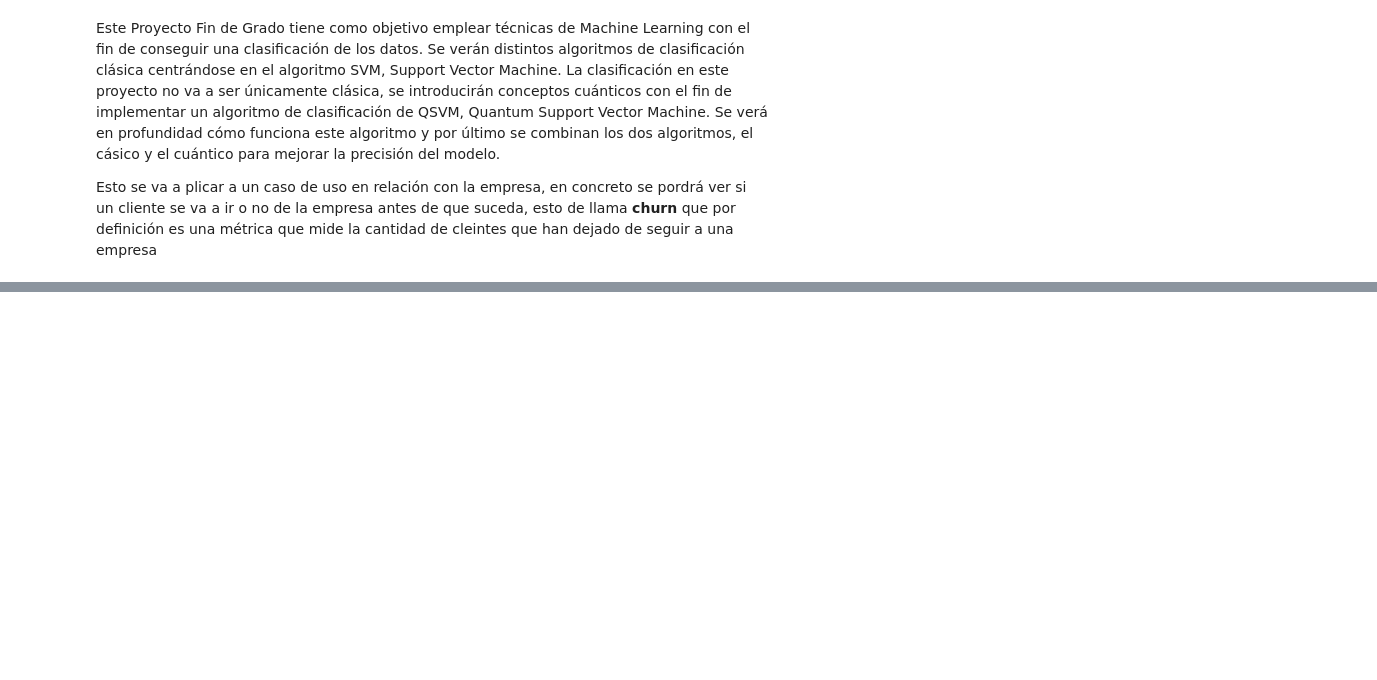
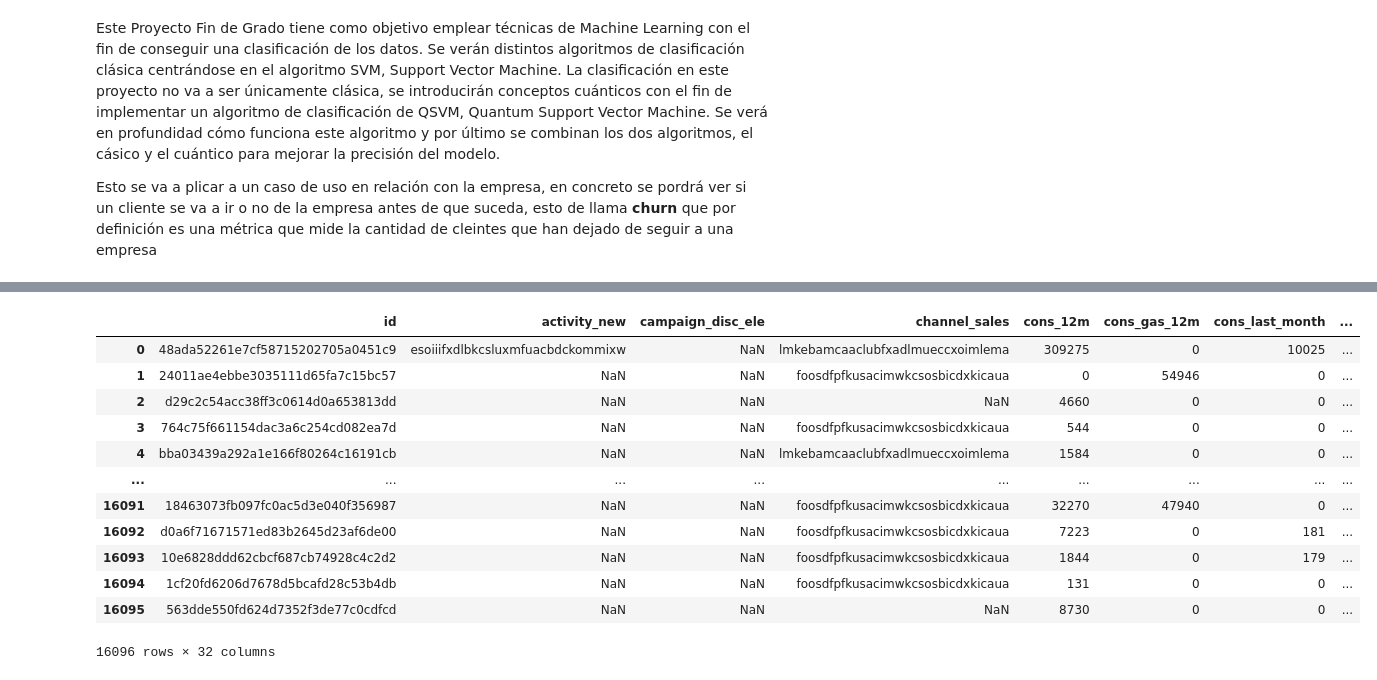
Before and after one commit to patriciamediavilla/L1P2, a Jupyter notebook: PFG.ipynb, the cells around one changed output, grey strips where cells are left out. Saved outputs shown, nothing was run; the diff lists cells and outputs as text; code cells hidden in the pictures; blank space fills up the shorter version.

```diff
--- a/PFG.ipynb
+++ b/PFG.ipynb
@@ -90,0 +20,4 @@ churned has the client churned over the next 3 months
+# %%
+train_data=pd.read_csv('ml_case_training_data.csv')
+train_out=pd.read_csv('ml_case_training_output.csv')
+train_hist=pd.read_csv('ml_case_training_hist_data.csv')
@@ -90,0 +34,16 @@ churned has the client churned over the next 3 months
+# %%
+train_data
+# %% [output]
+|  | id | activity_new | campaign_disc_ele | channel_sales | cons_12m | cons_gas_12m | cons_last_month | ... |
+| 0 | 48ada52261e7cf58715202705a0451c9 | esoiiifxdlbkcsluxmfuacbdckommixw | NaN | lmkebamcaaclubfxadlmueccxoimlema | 309275 | 0 | 10025 | ... |
+| 1 | 24011ae4ebbe3035111d65fa7c15bc57 | NaN | NaN | foosdfpfkusacimwkcsosbicdxkicaua | 0 | 54946 | 0 | ... |
+| 2 | d29c2c54acc38ff3c0614d0a653813dd | NaN | NaN | NaN | 4660 | 0 | 0 | ... |
+| 3 | 764c75f661154dac3a6c254cd082ea7d | NaN | NaN | foosdfpfkusacimwkcsosbicdxkicaua | 544 | 0 | 0 | ... |
+| 4 | bba03439a292a1e166f80264c16191cb | NaN | NaN | lmkebamcaaclubfxadlmueccxoimlema | 1584 | 0 | 0 | ... |
+| ... | ... | ... | ... | ... | ... | ... | ... | ... |
+| 16091 | 18463073fb097fc0ac5d3e040f356987 | NaN | NaN | foosdfpfkusacimwkcsosbicdxkicaua | 32270 | 47940 | 0 | ... |
+| 16092 | d0a6f71671571ed83b2645d23af6de00 | NaN | NaN | foosdfpfkusacimwkcsosbicdxkicaua | 7223 | 0 | 181 | ... |
+| 16093 | 10e6828ddd62cbcf687cb74928c4c2d2 | NaN | NaN | foosdfpfkusacimwkcsosbicdxkicaua | 1844 | 0 | 179 | ... |
+| 16094 | 1cf20fd6206d7678d5bcafd28c53b4db | NaN | NaN | foosdfpfkusacimwkcsosbicdxkicaua | 131 | 0 | 0 | ... |
+| 16095 | 563dde550fd624d7352f3de77c0cdfcd | NaN | NaN | NaN | 8730 | 0 | 0 | ... |
+16096 rows × 32 columns
```
Also changed, not shown: parts of 37 cells of this notebook.
